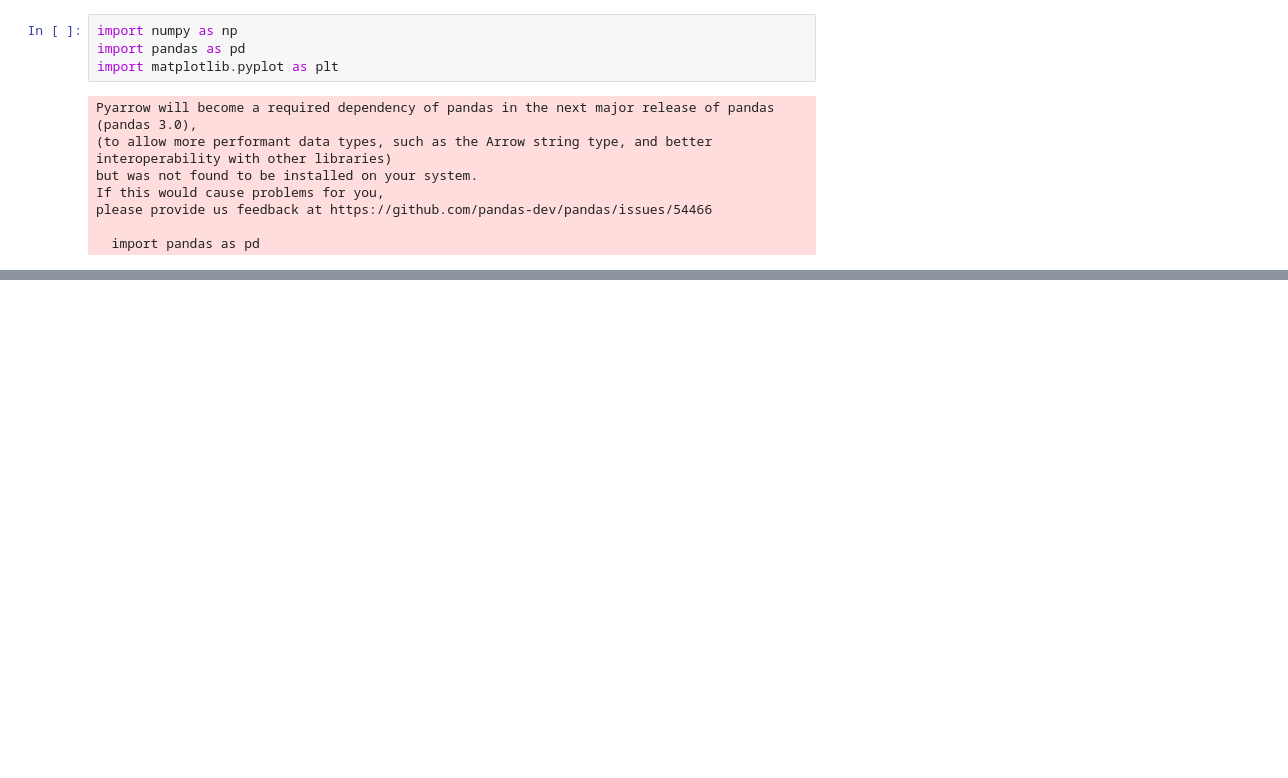
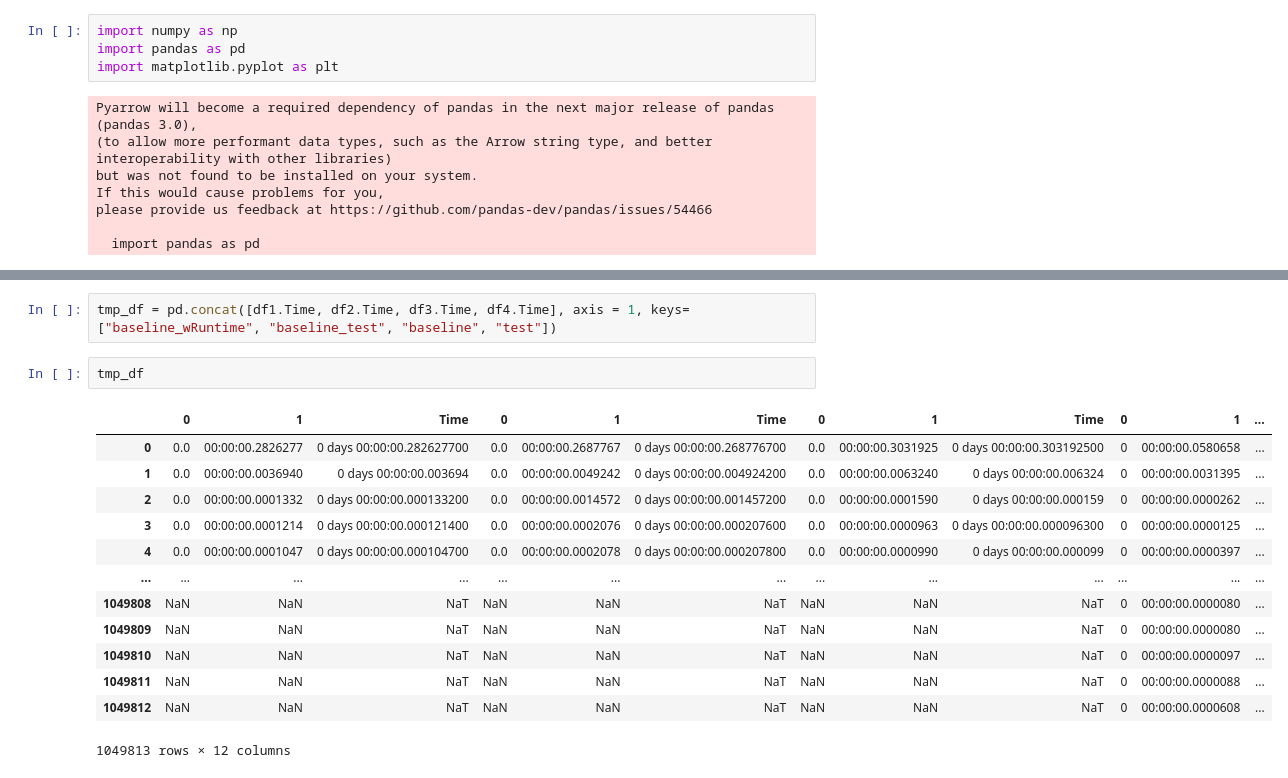
Before and after one commit to bonsai-rx/python-scripting, a Jupyter notebook: workflows/analysis.ipynb, the cells around one changed output, grey strips where cells are left out. Drawn from its saved outputs; the diff is of its cells as text; blank space fills up the shorter version.

```diff
--- a/workflows/analysis.ipynb
+++ b/workflows/analysis.ipynb
@@ -79,0 +101,18 @@ plt.ylim(0, 0.02)
+# %%
+tmp_df = pd.concat([df1.Time, df2.Time, df3.Time, df4.Time], axis = 1, keys=["baseline_wRuntime", "baseline_test", "baseline", "test"])
+# %%
+tmp_df
+# %% [output]
+|  | 0 | 1 | Time | 0 | 1 | Time | 0 | 1 | Time | 0 | 1 | ... |
+| 0 | 0.0 | 00:00:00.2826277 | 0 days 00:00:00.282627700 | 0.0 | 00:00:00.2687767 | 0 days 00:00:00.268776700 | 0.0 | 00:00:00.3031925 | 0 days 00:00:00.303192500 | 0 | 00:00:00.0580658 | ... |
+| 1 | 0.0 | 00:00:00.0036940 | 0 days 00:00:00.003694 | 0.0 | 00:00:00.0049242 | 0 days 00:00:00.004924200 | 0.0 | 00:00:00.0063240 | 0 days 00:00:00.006324 | 0 | 00:00:00.0031395 | ... |
+| 2 | 0.0 | 00:00:00.0001332 | 0 days 00:00:00.000133200 | 0.0 | 00:00:00.0014572 | 0 days 00:00:00.001457200 | 0.0 | 00:00:00.0001590 | 0 days 00:00:00.000159 | 0 | 00:00:00.0000262 | ... |
+| 3 | 0.0 | 00:00:00.0001214 | 0 days 00:00:00.000121400 | 0.0 | 00:00:00.0002076 | 0 days 00:00:00.000207600 | 0.0 | 00:00:00.0000963 | 0 days 00:00:00.000096300 | 0 | 00:00:00.0000125 | ... |
+| 4 | 0.0 | 00:00:00.0001047 | 0 days 00:00:00.000104700 | 0.0 | 00:00:00.0002078 | 0 days 00:00:00.000207800 | 0.0 | 00:00:00.0000990 | 0 days 00:00:00.000099 | 0 | 00:00:00.0000397 | ... |
+| ... | ... | ... | ... | ... | ... | ... | ... | ... | ... | ... | ... | ... |
+| 1049808 | NaN | NaN | NaT | NaN | NaN | NaT | NaN | NaN | NaT | 0 | 00:00:00.0000080 | ... |
+| 1049809 | NaN | NaN | NaT | NaN | NaN | NaT | NaN | NaN | NaT | 0 | 00:00:00.0000080 | ... |
+| 1049810 | NaN | NaN | NaT | NaN | NaN | NaT | NaN | NaN | NaT | 0 | 00:00:00.0000097 | ... |
+| 1049811 | NaN | NaN | NaT | NaN | NaN | NaT | NaN | NaN | NaT | 0 | 00:00:00.0000088 | ... |
+| 1049812 | NaN | NaN | NaT | NaN | NaN | NaT | NaN | NaN | NaT | 0 | 00:00:00.0000608 | ... |
+1049813 rows × 12 columns
```
Also changed, not shown: parts of 6 cells of this notebook, 16 other files.
